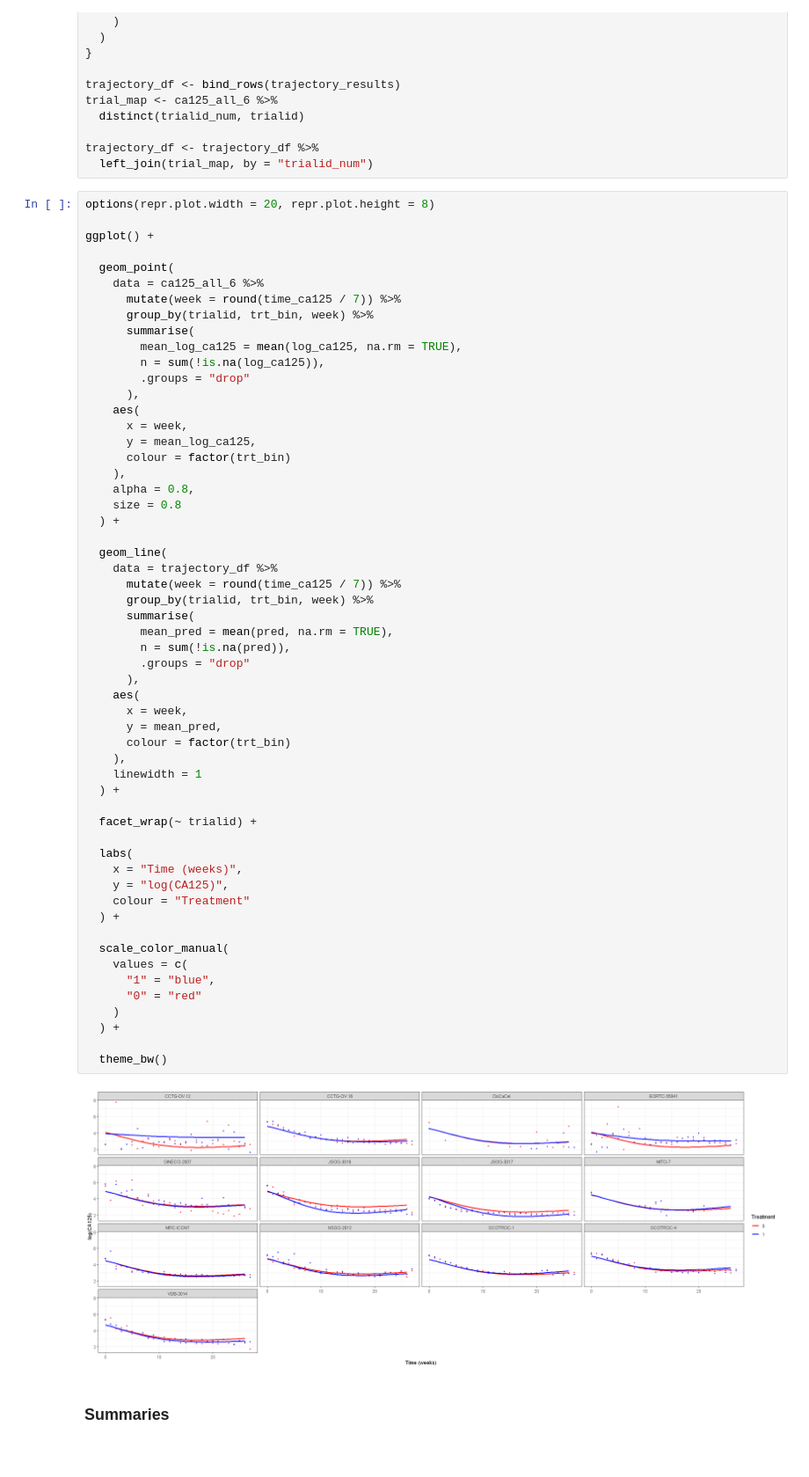
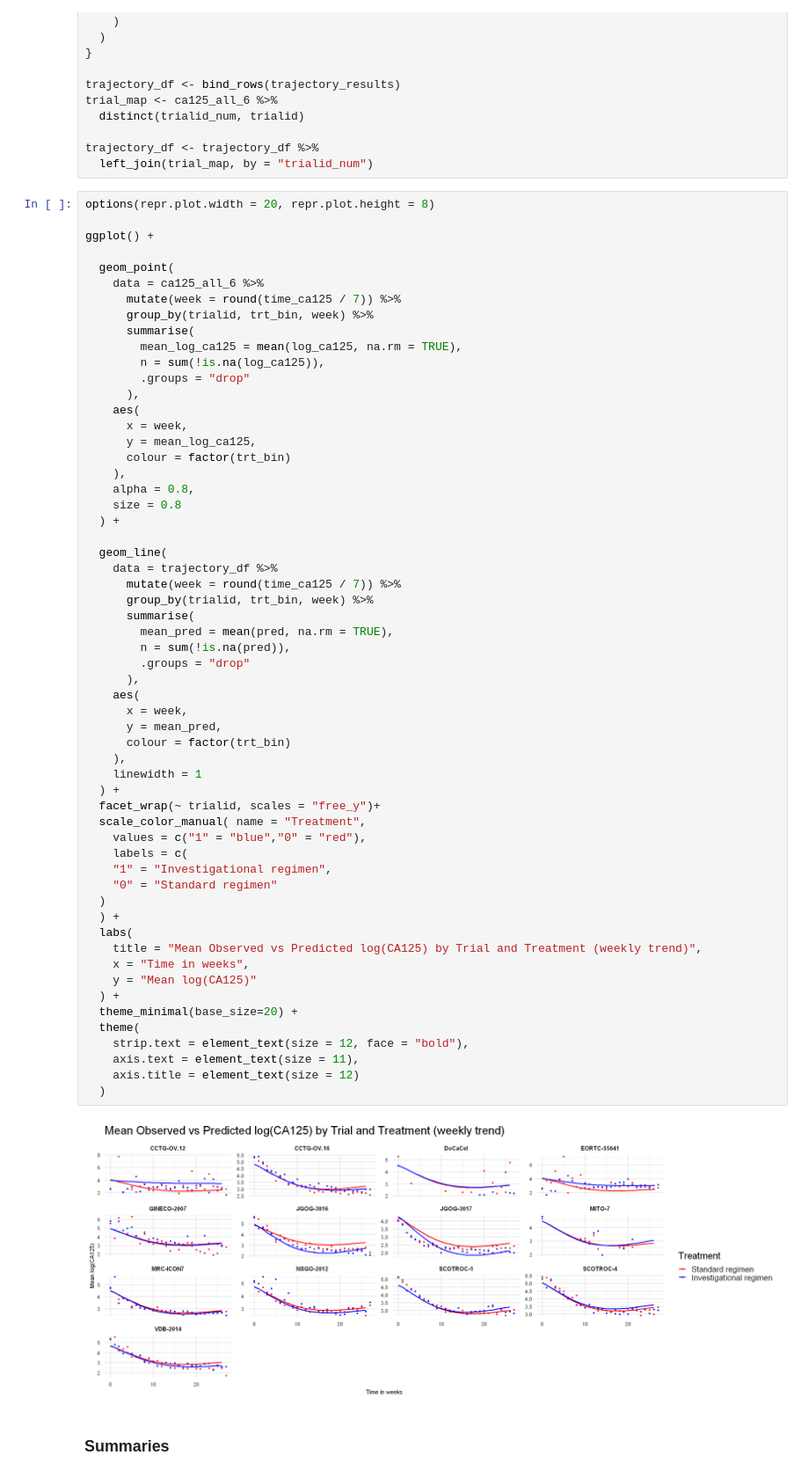
Before and after one commit to Kodro23/Surrogacy_evaluation_CA125, a Jupyter notebook: notebooks/Surrogacy_evaluation_of_CA125.ipynb, the cells around one changed output. Shown at 88% size. Cells and saved outputs as stored; diff of their text form.

```diff
--- a/notebooks/Surrogacy_evaluation_of_CA125.ipynb
+++ b/notebooks/Surrogacy_evaluation_of_CA125.ipynb
@@ -887,49 +987,51 @@ ggplot() +
         .groups = "drop"
       ),
     aes(
       x = week,
       y = mean_log_ca125,
       colour = factor(trt_bin)
     ),
     alpha = 0.8,
     size = 0.8
   ) +
 
   geom_line(
     data = trajectory_df %>%
       mutate(week = round(time_ca125 / 7)) %>%
       group_by(trialid, trt_bin, week) %>%
       summarise(
         mean_pred = mean(pred, na.rm = TRUE),
         n = sum(!is.na(pred)),
         .groups = "drop"
       ),
     aes(
       x = week,
       y = mean_pred,
       colour = factor(trt_bin)
     ),
     linewidth = 1
   ) +
-
-  facet_wrap(~ trialid) +
-
+  facet_wrap(~ trialid, scales = "free_y")+
+  scale_color_manual( name = "Treatment",
+    values = c("1" = "blue","0" = "red"),
+    labels = c(
+    "1" = "Investigational regimen",
+    "0" = "Standard regimen"
+  )
+  ) +
   labs(
-    x = "Time (weeks)",
-    y = "log(CA125)",
-    colour = "Treatment"
+    title = "Mean Observed vs Predicted log(CA125) by Trial and Treatment (weekly trend)",
+    x = "Time in weeks",
+    y = "Mean log(CA125)"
   ) +
-
-  scale_color_manual(
-    values = c(
-      "1" = "blue",
-      "0" = "red"
-    )
-  ) +
-
-  theme_bw()
+  theme_minimal(base_size=20) +
+  theme(
+    strip.text = element_text(size = 12, face = "bold"),
+    axis.text = element_text(size = 11),
+    axis.title = element_text(size = 12)
+  )
 # %% [output]
-[figure, old version]
+[figure, new version]
 # %% [markdown]
 ### Summaries
 # %%
```
Also changed, not shown: parts of 16 cells of this notebook, 2 other files.
